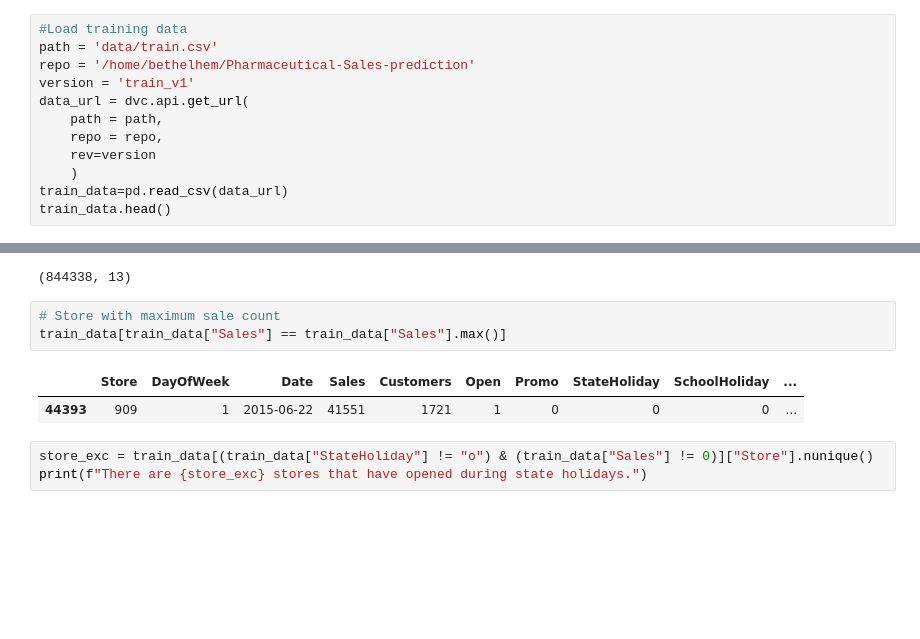
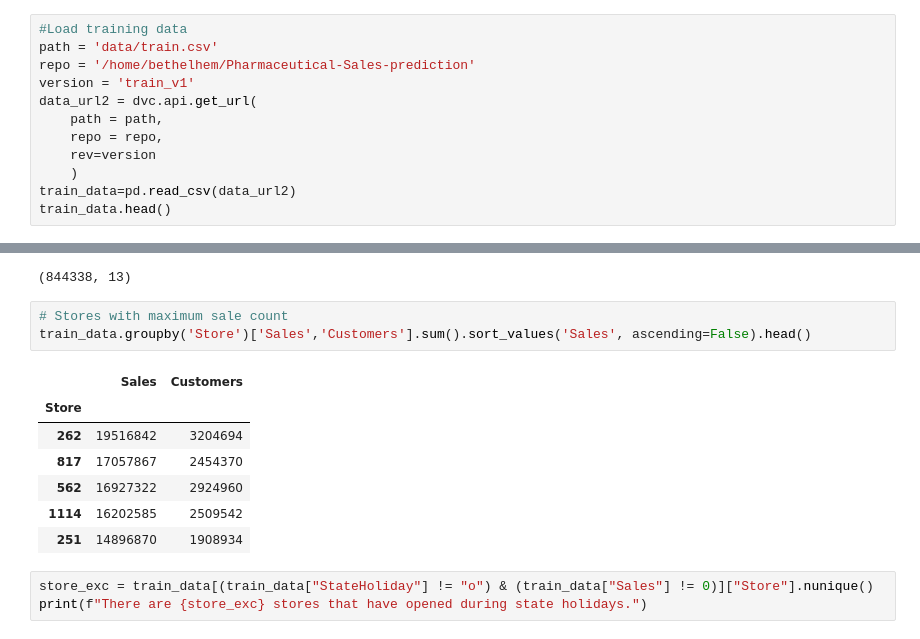
Before and after one commit to Bethelsis/Pharmaceutical-Sales-prediction, a Jupyter notebook: Notebooks/sales_predict_prophet.ipynb, the cells around one changed output, grey strips where cells are left out. Saved outputs shown, nothing was run; the diff lists cells and outputs as text; blank space fills up the shorter version.

```diff
--- a/Notebooks/sales_predict_prophet.ipynb
+++ b/Notebooks/sales_predict_prophet.ipynb
@@ -19,12 +22,12 @@ warnings.filterwarnings("ignore")
 path = 'data/train.csv'
 repo = '/home/bethelhem/Pharmaceutical-Sales-prediction'
 version = 'train_v1'
-data_url = dvc.api.get_url(
+data_url2 = dvc.api.get_url(
     path = path,
     repo = repo,
     rev=version
     )
-train_data=pd.read_csv(data_url)
+train_data=pd.read_csv(data_url2)
 train_data.head()
 # %% [output]
 |  | Store | DayOfWeek | Date | Sales | Customers | Open | Promo | StateHoliday | SchoolHoliday |
@@ -212,11 +217,16 @@ train_data.shape
 # %% [output]
 (844338, 13)
 # %%
-# Store with maximum sale count
-train_data[train_data["Sales"] == train_data["Sales"].max()]
+# Stores with maximum sale count
+train_data.groupby('Store')['Sales','Customers'].sum().sort_values('Sales', ascending=False).head()
 # %% [output]
-|  | Store | DayOfWeek | Date | Sales | Customers | Open | Promo | StateHoliday | SchoolHoliday | ... |
-| 44393 | 909 | 1 | 2015-06-22 | 41551 | 1721 | 1 | 0 | 0 | 0 | ... |
+|  | Sales | Customers |
+| Store |  |  |
+| 262 | 19516842 | 3204694 |
+| 817 | 17057867 | 2454370 |
+| 562 | 16927322 | 2924960 |
+| 1114 | 16202585 | 2509542 |
+| 251 | 14896870 | 1908934 |
 # %%
 store_exc = train_data[(train_data["StateHoliday"] != "o") & (train_data["Sales"] != 0)]["Store"].nunique()
 print(f"There are {store_exc} stores that have opened during state holidays.")
```
Also changed, not shown: parts of 17 cells of this notebook.
